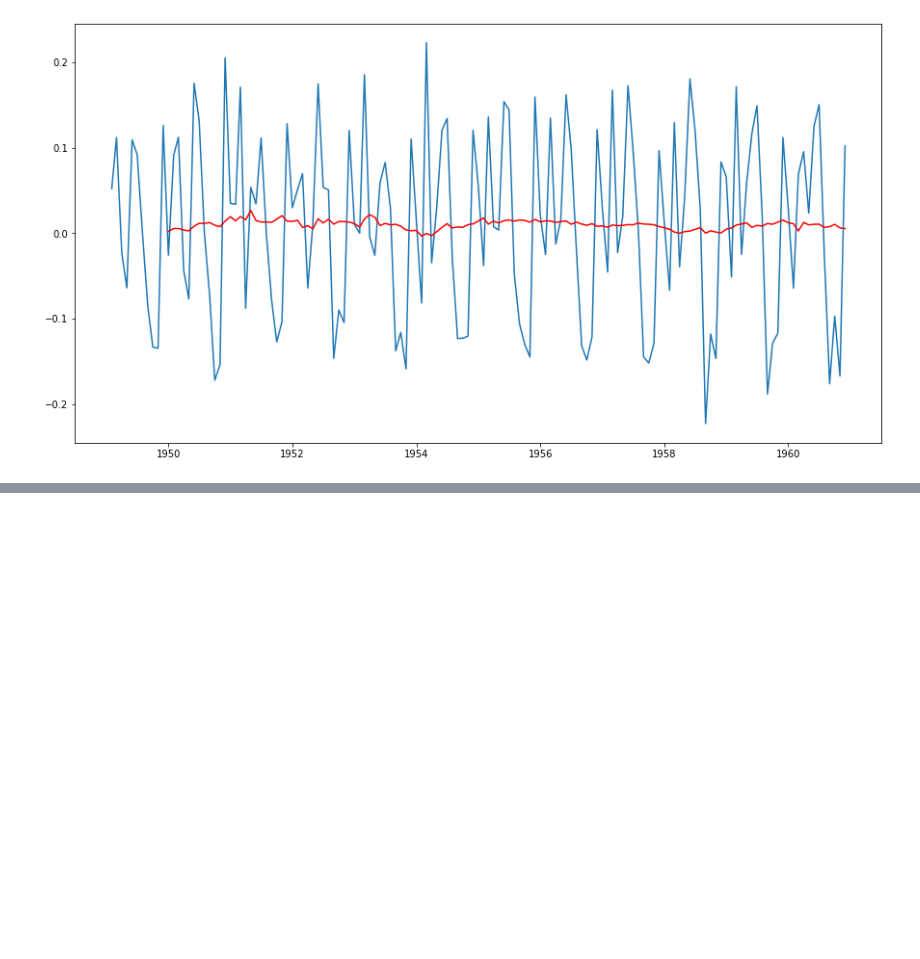
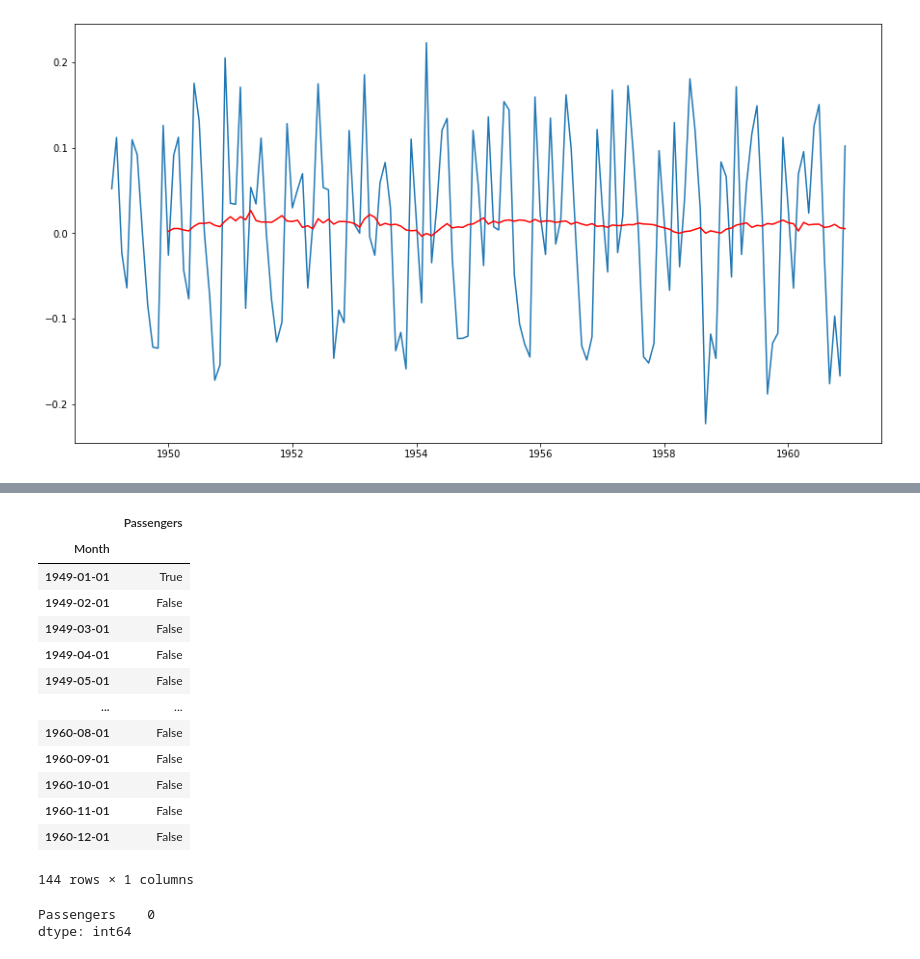
Before and after one commit to victoruwazurike1/Hamoye_Internship_Notebooks, a Jupyter notebook: hamoye_wrangling_time_series.ipynb, the cells around one changed output, grey strips where cells are left out. Saved outputs shown, nothing was run; the diff lists cells and outputs as text; code cells hidden in the pictures; blank space fills up the shorter version.

```diff
--- a/hamoye_wrangling_time_series.ipynb
+++ b/hamoye_wrangling_time_series.ipynb
@@ -181,0 +213,22 @@ plt.plot(df_diff.rolling( 12 ).mean(), color= 'red' )
+# %%
+df_diff.isnull()
+# %% [output]
+|  | Passengers |
+| Month |  |
+| 1949-01-01 | True |
+| 1949-02-01 | False |
+| 1949-03-01 | False |
+| 1949-04-01 | False |
+| 1949-05-01 | False |
+| ... | ... |
+| 1960-08-01 | False |
+| 1960-09-01 | False |
+| 1960-10-01 | False |
+| 1960-11-01 | False |
+| 1960-12-01 | False |
+144 rows × 1 columns
+# %%
+df_diff.isnull().sum()
+# %% [output]
+Passengers    0
+dtype: int64
```
Also changed, not shown: parts of 5 cells of this notebook.
